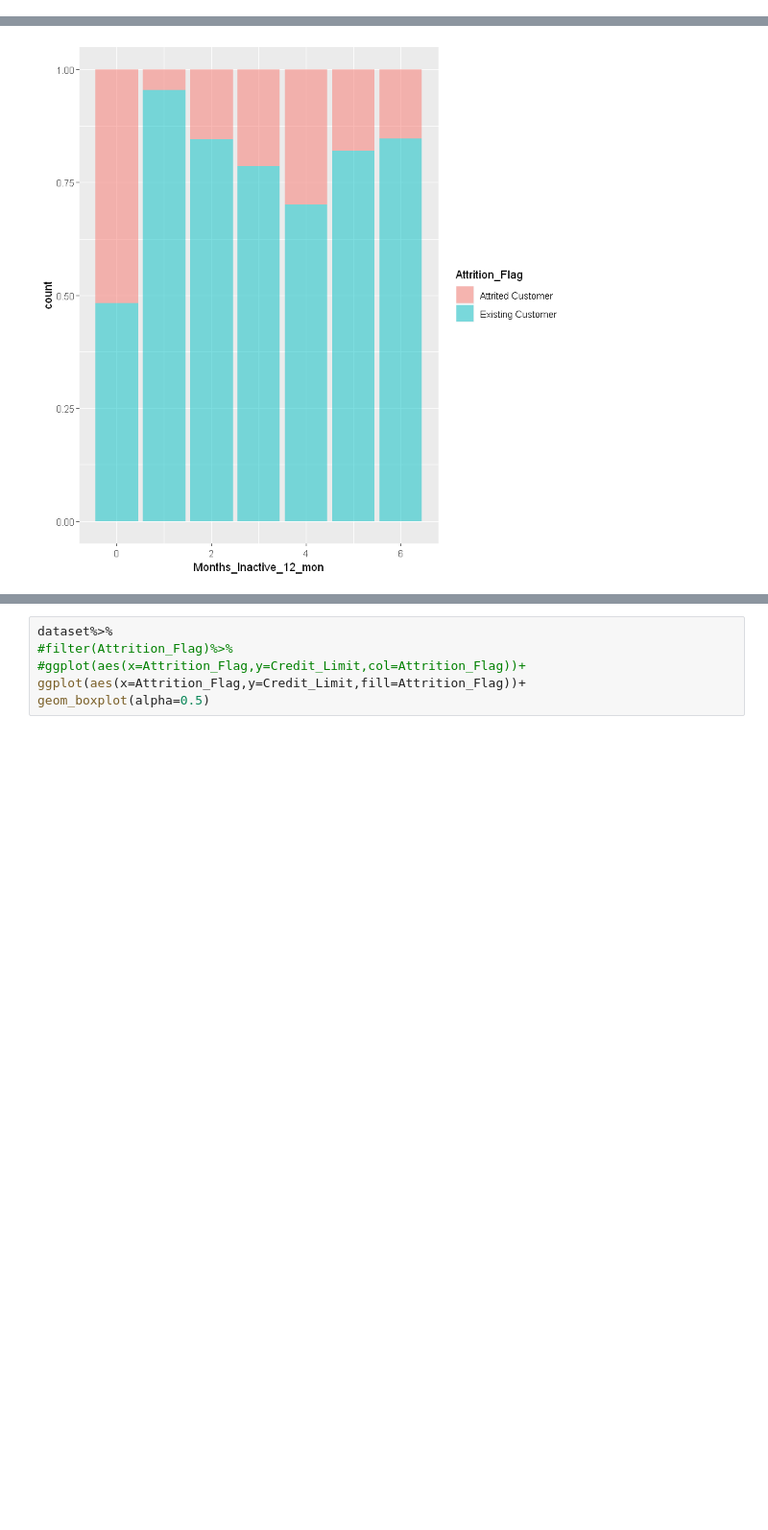
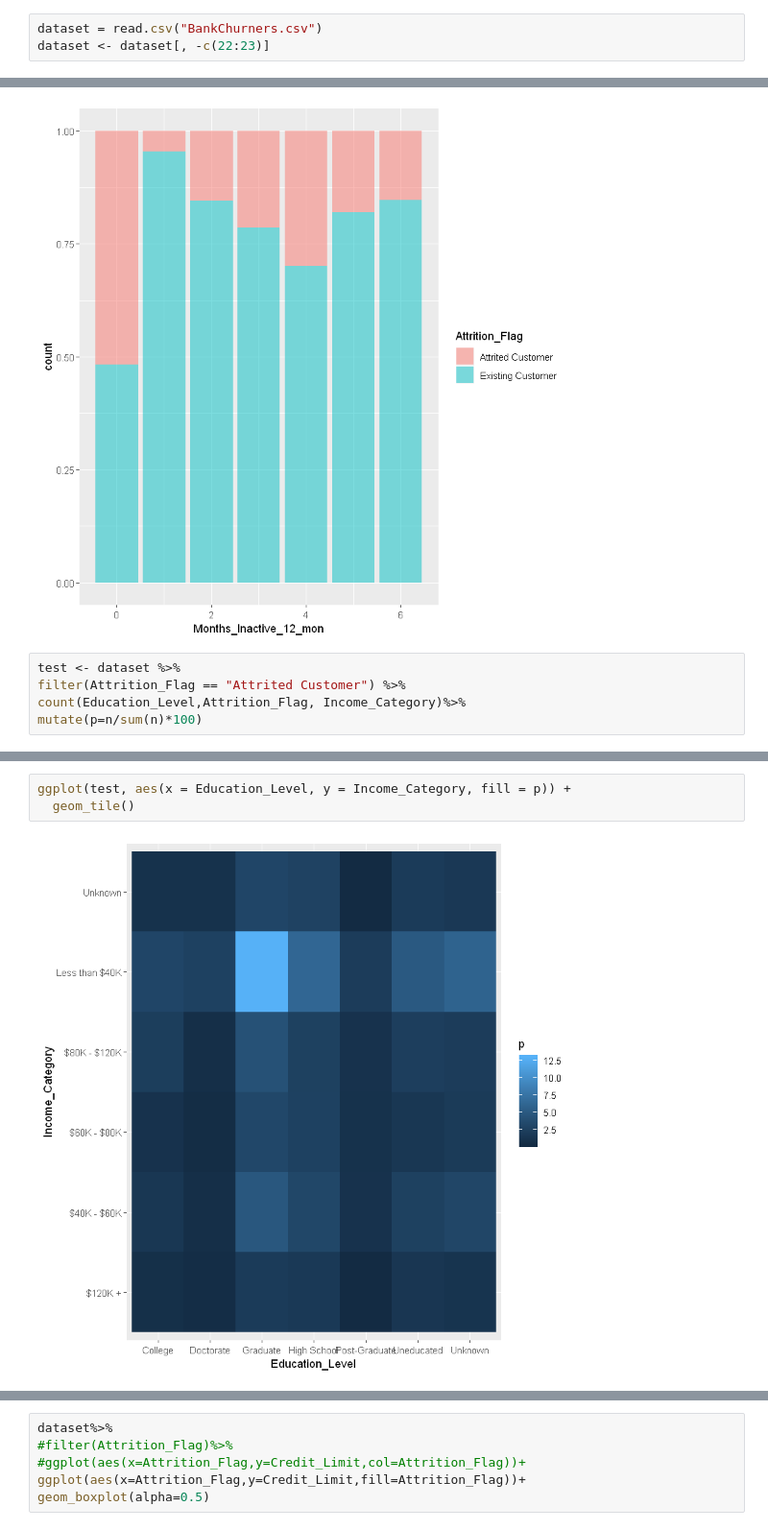
Before and after one commit to WeAreVR/Biba, a Jupyter notebook: BIBA.ipynb, the cells around one changed output, grey strips where cells are left out. Shown at 96% size. Cells and saved outputs as stored; diff of their text form; blank space fills up the shorter version.

Commit message:
Et THeatMap og start på kedeligt heatmap

```diff
--- a/BIBA.ipynb
+++ b/BIBA.ipynb
@@ -8,3 +4,6 @@ SyntaxError: invalid syntax (Temp/ipykernel_7180/4245925419.py, line 2)
+# %%
+dataset = read.csv("BankChurners.csv")
+dataset <- dataset[, -c(22:23)]
 # %%
 summary(dataset)
 # %% [output]
@@ -116,3 +115,8 @@ ggplot(aes(x=Months_Inactive_12_mon,fill=Attrition_Flag))+
 geom_bar(alpha=0.5,position = "fill")
 # %% [output]
 [figure]
+# %%
+test <- dataset %>%
+filter(Attrition_Flag == "Attrited Customer") %>%
+count(Education_Level,Attrition_Flag, Income_Category)%>%
+mutate(p=n/sum(n)*100)
@@ -119,3 +153,8 @@ geom_bar(alpha=0.5,position = "fill")
+# %%
+ggplot(test, aes(x = Education_Level, y = Income_Category, fill = p)) +
+  geom_tile()
+# %% [output]
+[figure, added]
 # %%
 mean(dataset[dataset$Attrition_Flag == 'Existing Customer','Credit_Limit'])
 # %% [output]
```
Also changed, not shown: parts of 6 cells of this notebook, 1 other file.
